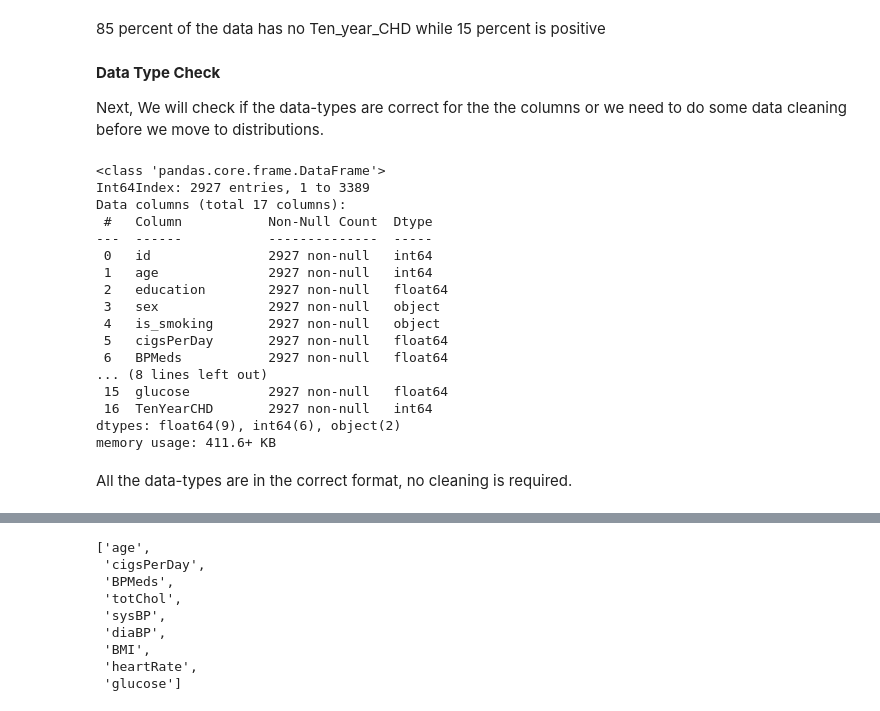
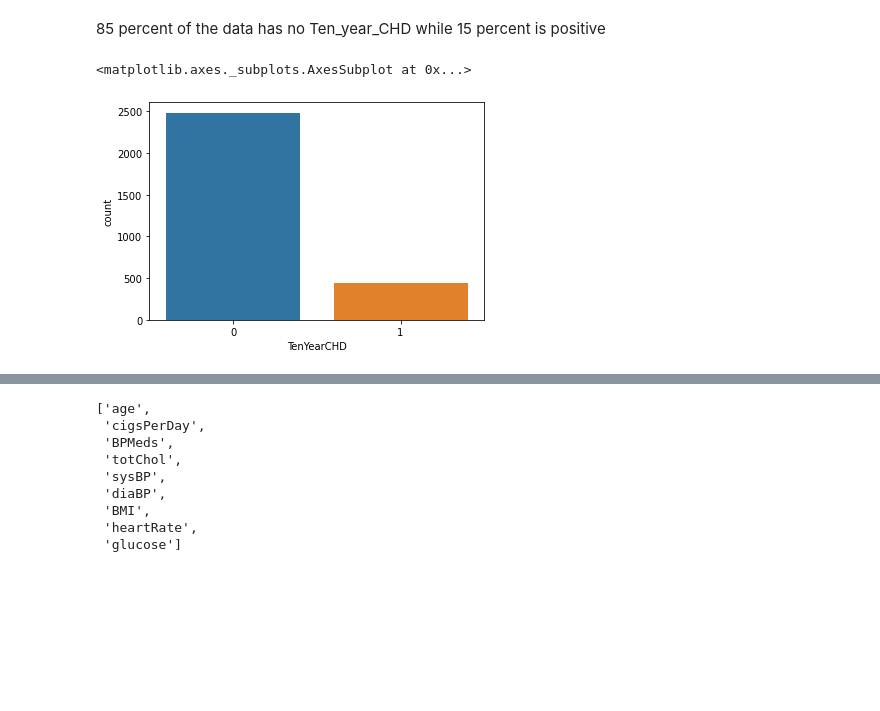
Before and after one commit to Ayushman0Singh/CardiovascularDiseaseRiskPrediction, a Jupyter notebook: CardiovascularRiskPrediction.ipynb, the cells around one changed output, grey strips where cells are left out. Drawn from its saved outputs; the diff is of its cells as text; code cells hidden in the pictures; blank space fills up the shorter version.

```diff
--- a/CardiovascularRiskPrediction.ipynb
+++ b/CardiovascularRiskPrediction.ipynb
@@ -116,33 +144,11 @@ df['TenYearCHD'].value_counts(normalize=True)
 Name: TenYearCHD, dtype: float64
 # %% [markdown]
 85 percent of the data has no Ten_year_CHD while 15 percent is positive
-# %% [markdown]
-**Data Type Check**
-
-
-Next, We will check if the data-types are correct for the the columns or we need to do some data cleaning before we move to distributions.
-# %%
-df.info()
-# %% [output]
-<class 'pandas.core.frame.DataFrame'>
-Int64Index: 2927 entries, 1 to 3389
-Data columns (total 17 columns):
- #   Column           Non-Null Count  Dtype
----  ------           --------------  -----
- 0   id               2927 non-null   int64
- 1   age              2927 non-null   int64
- 2   education        2927 non-null   float64
- 3   sex              2927 non-null   object
- 4   is_smoking       2927 non-null   object
- 5   cigsPerDay       2927 non-null   float64
- 6   BPMeds           2927 non-null   float64
-... (8 lines left out)
- 15  glucose          2927 non-null   float64
- 16  TenYearCHD       2927 non-null   int64
-dtypes: float64(9), int64(6), object(2)
-memory usage: 411.6+ KB
-# %% [markdown]
-All the data-types are in the correct format, no cleaning is required.
+# %%
+sns.countplot(df['TenYearCHD'])
+# %% [output]
+<matplotlib.axes._subplots.AxesSubplot at 0x...>
+[figure, added]
 # %%
 # plot histogram to see the distribution of the data
 fig = plt.figure(figsize = (15,20))
```
Also changed, not shown: parts of 19 cells of this notebook.
